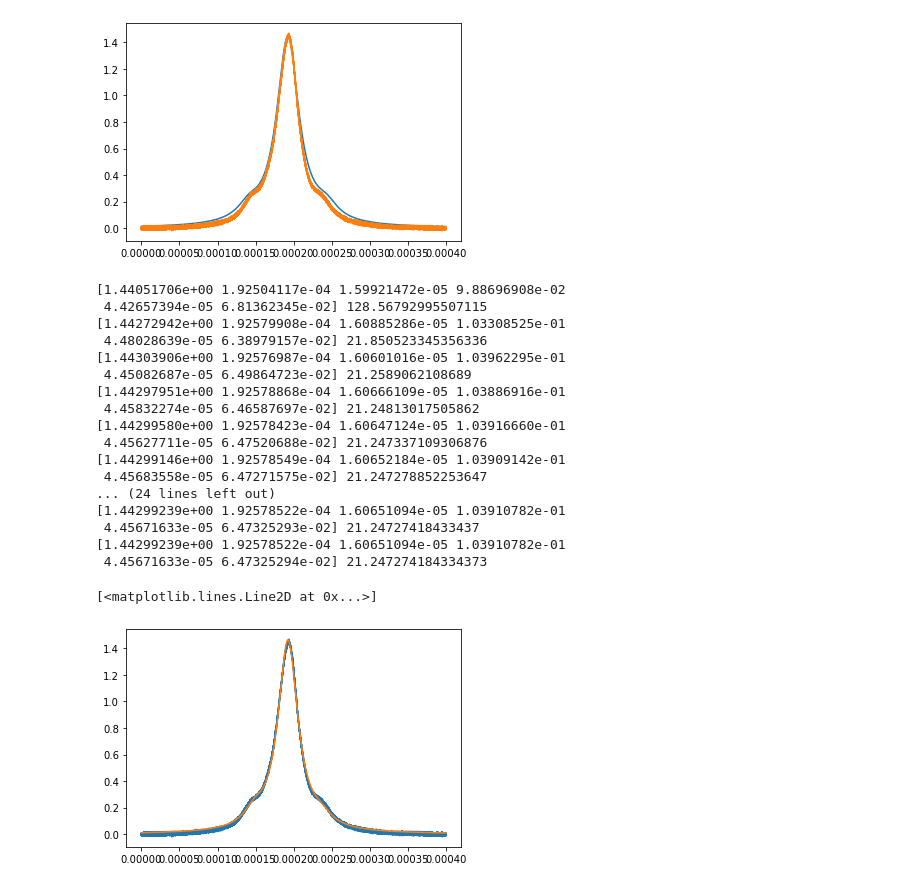
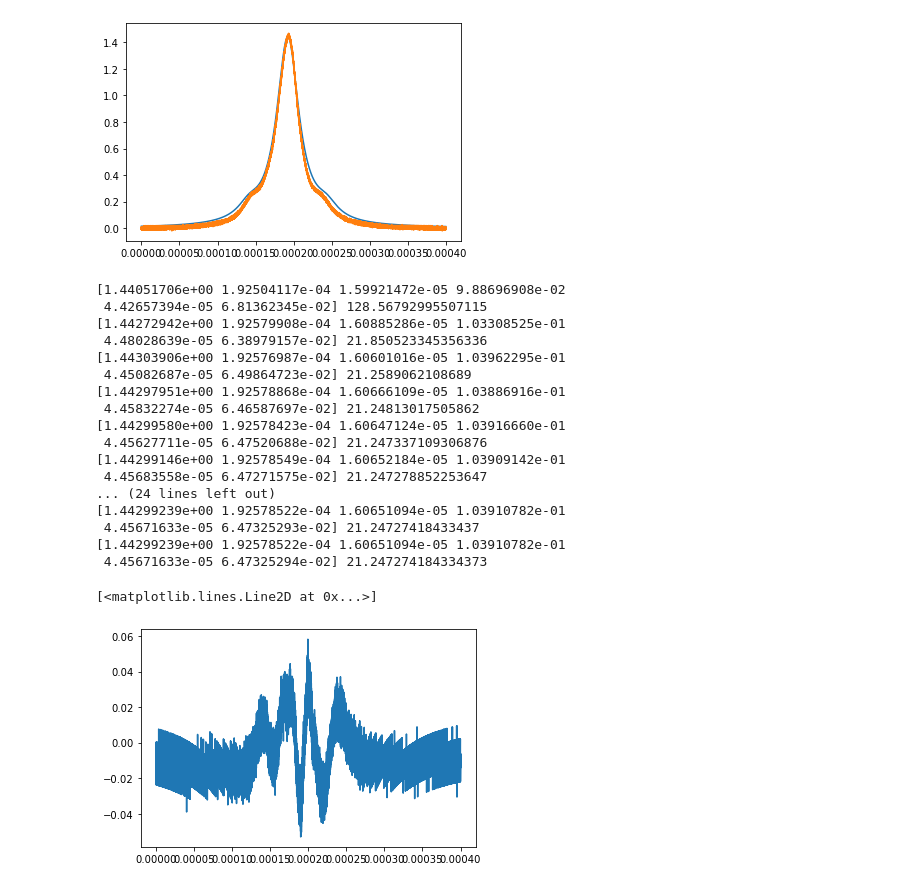
Before and after one commit to n-desjardins/phys512-2022, a Jupyter notebook: PSET4/pset4_notebook.ipynb, the cells around one changed output. Cells and saved outputs as stored; diff of their text form; code cells hidden in the pictures.

```diff
--- a/PSET4/pset4_notebook.ipynb
+++ b/PSET4/pset4_notebook.ipynb
@@ -148,33 +154,33 @@ for j in range(20):
     r=d-pred
     err=(r**2).sum()
     r=np.matrix(r).transpose()
     grad=np.matrix(grad)
 
     lhs=grad.transpose()*grad
     rhs=grad.transpose()*r
     dp=np.linalg.inv(lhs)*(rhs)
     for jj in range(p.size):
         p[jj]=p[jj]+dp[jj]
     print(p,err)
-plt.plot(t,d)
-plt.plot(t,pred)
+#plt.plot(t,d)
+plt.plot(t,d-pred)
 # %% [output]
 [1.44051706e+00 1.92504117e-04 1.59921472e-05 9.88696908e-02
  4.42657394e-05 6.81362345e-02] 128.56792995507115
 [1.44272942e+00 1.92579908e-04 1.60885286e-05 1.03308525e-01
  4.48028639e-05 6.38979157e-02] 21.850523345356336
 [1.44303906e+00 1.92576987e-04 1.60601016e-05 1.03962295e-01
  4.45082687e-05 6.49864723e-02] 21.2589062108689
 [1.44297951e+00 1.92578868e-04 1.60666109e-05 1.03886916e-01
  4.45832274e-05 6.46587697e-02] 21.24813017505862
 [1.44299580e+00 1.92578423e-04 1.60647124e-05 1.03916660e-01
  4.45627711e-05 6.47520688e-02] 21.247337109306876
 [1.44299146e+00 1.92578549e-04 1.60652184e-05 1.03909142e-01
  4.45683558e-05 6.47271575e-02] 21.247278852253647
 ... (24 lines left out)
 [1.44299239e+00 1.92578522e-04 1.60651094e-05 1.03910782e-01
  4.45671633e-05 6.47325293e-02] 21.24727418433437
 [1.44299239e+00 1.92578522e-04 1.60651094e-05 1.03910782e-01
  4.45671633e-05 6.47325294e-02] 21.247274184334373
 [<matplotlib.lines.Line2D at 0x...>]
-[figure, old version]
+[figure, new version]
```
Also changed, not shown: parts of 4 cells of this notebook, 2 other files.
